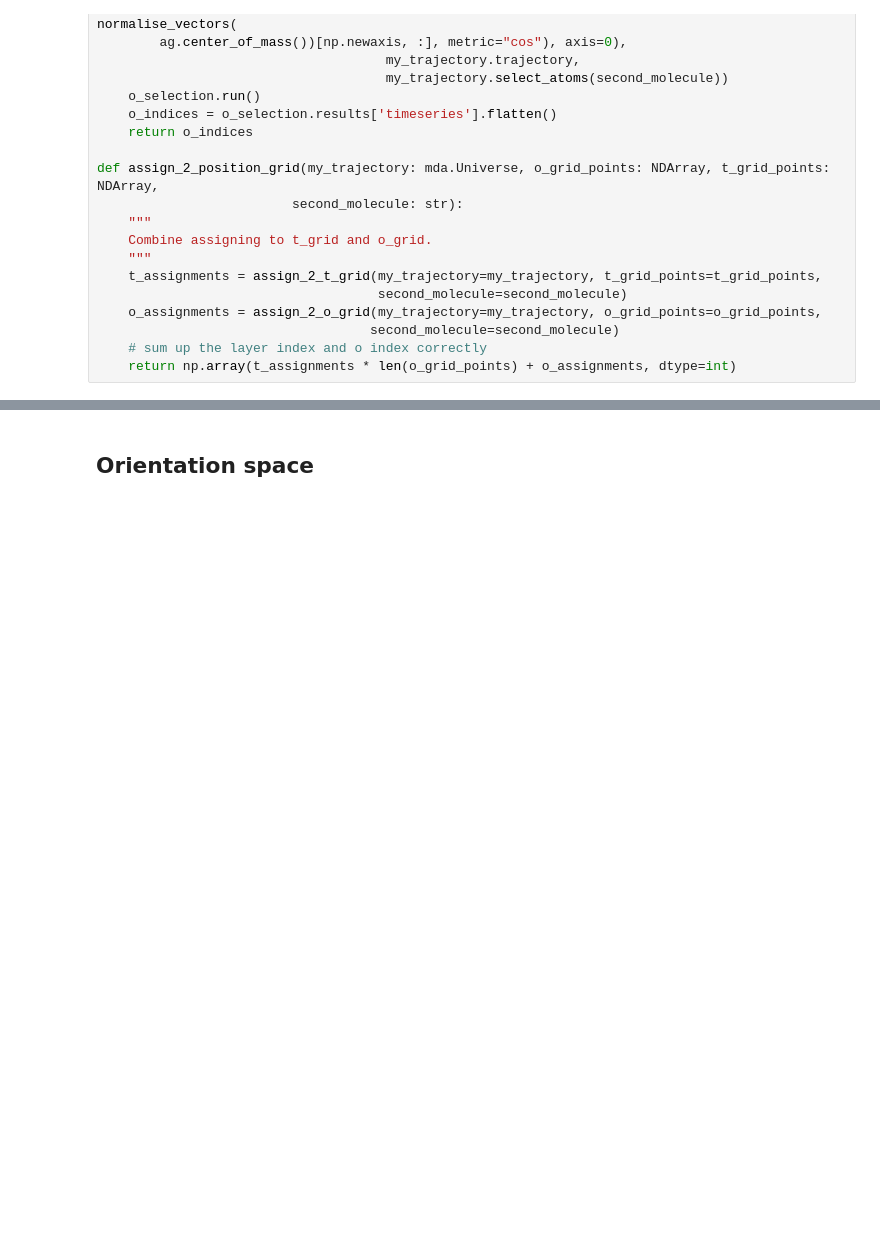
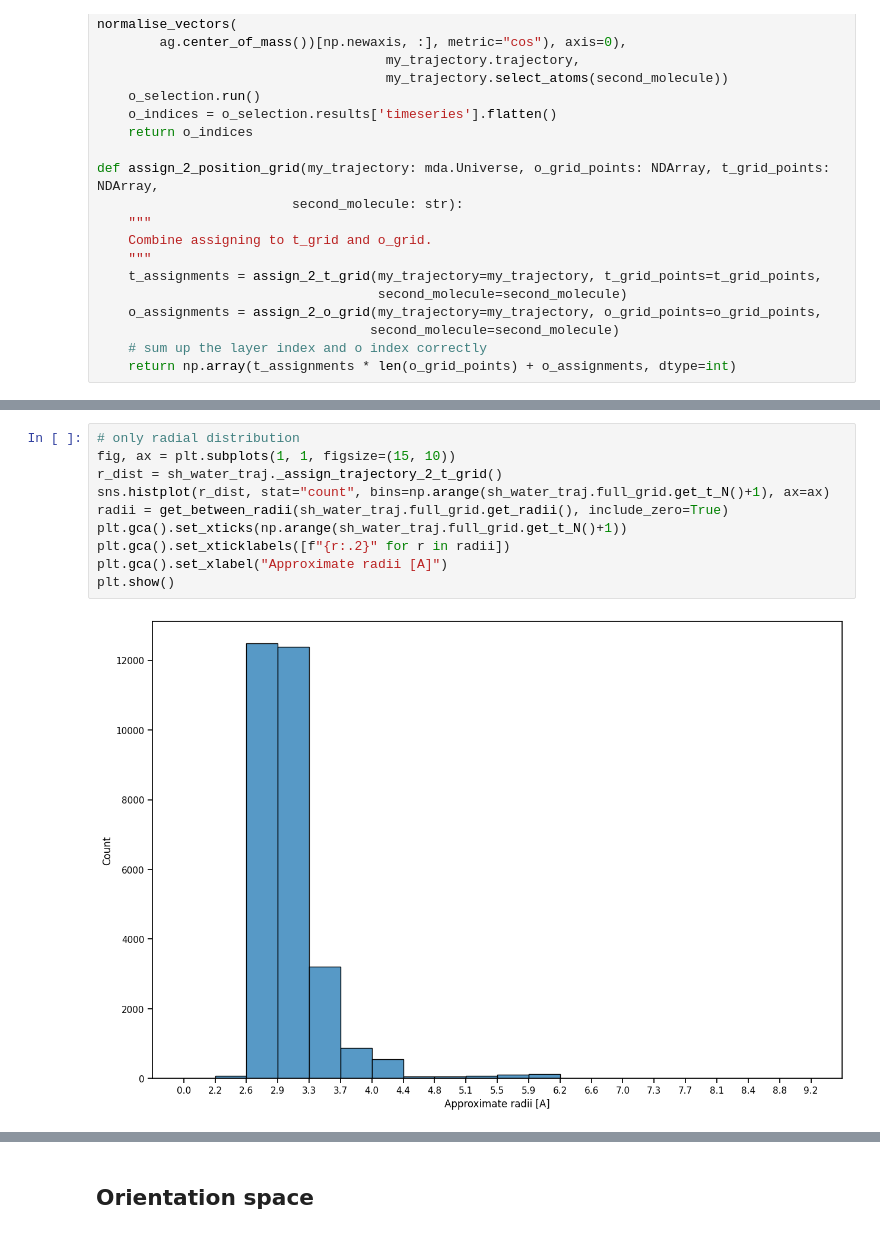
Before and after one commit to bkellerlab/molecularRotationalGrids, a Jupyter notebook: jupyter/Meeting_2024_02_14.ipynb, the cells around one changed output, grey strips where cells are left out. Saved outputs shown, nothing was run; the diff lists cells and outputs as text; blank space fills up the shorter version.

```diff
--- a/jupyter/Meeting_2024_02_14.ipynb
+++ b/jupyter/Meeting_2024_02_14.ipynb
@@ -198 +214,13 @@ vm.plot_frames_overlapping(np.random.choice(assigned_to_477, 30))
 NGLWidget()
+# %%
+# only radial distribution
+fig, ax = plt.subplots(1, 1, figsize=(15, 10))
+r_dist = sh_water_traj._assign_trajectory_2_t_grid()
+sns.histplot(r_dist, stat="count", bins=np.arange(sh_water_traj.full_grid.get_t_N()+1), ax=ax)
+radii = get_between_radii(sh_water_traj.full_grid.get_radii(), include_zero=True)
+plt.gca().set_xticks(np.arange(sh_water_traj.full_grid.get_t_N()+1))
+plt.gca().set_xticklabels([f"{r:.2}" for r in radii])
+plt.gca().set_xlabel("Approximate radii [A]")
+plt.show()
+# %% [output]
+[figure, added]
```
Also changed, not shown: parts of 38 cells of this notebook, 2 other files.
